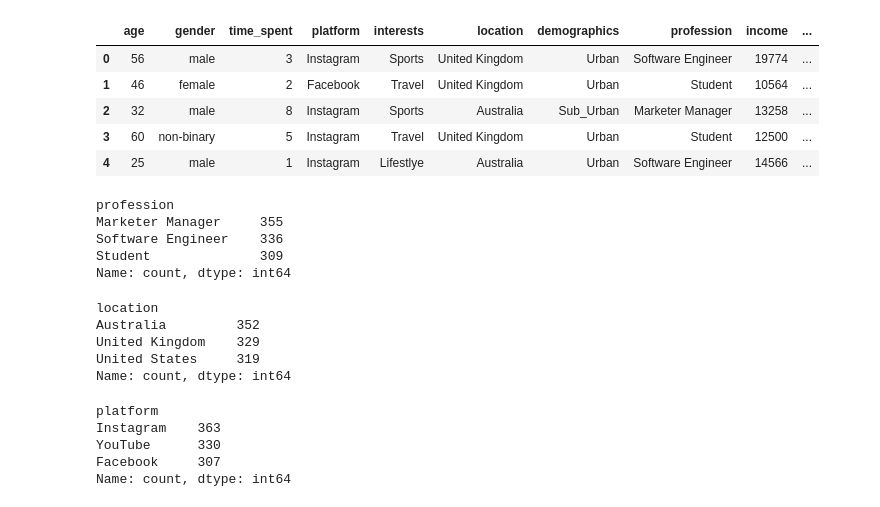
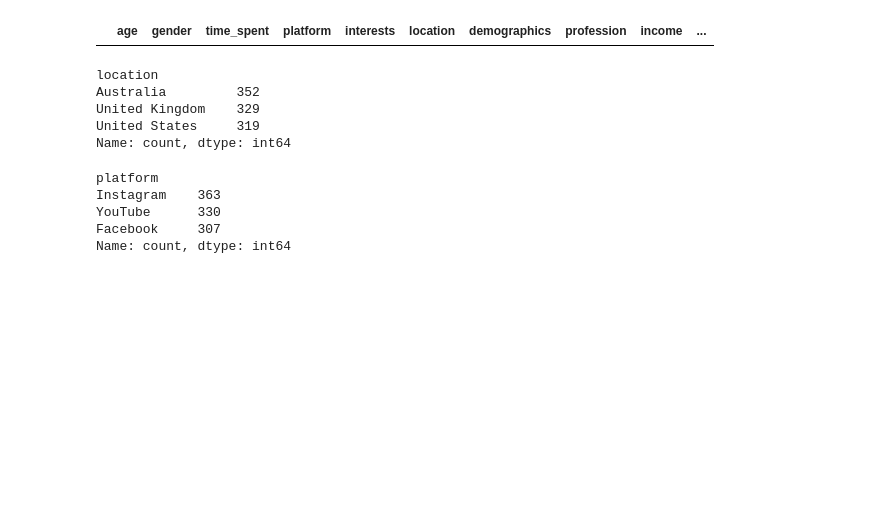
Before and after one commit to Nzrix/Data-Science, a Jupyter notebook: Project/app.ipynb, the cells around one changed output. Saved outputs shown, nothing was run; the diff lists cells and outputs as text; code cells hidden in the pictures; blank space fills up the shorter version.

```diff
--- a/Project/app.ipynb
+++ b/Project/app.ipynb
@@ -6,22 +14,9 @@ import seaborn as sns
 # %%
 df = pd.read_csv('dummy_data.csv')
 # %%
-df.head()
+df.head(0)
 # %% [output]
 |  | age | gender | time_spent | platform | interests | location | demographics | profession | income | ... |
-| 0 | 56 | male | 3 | Instagram | Sports | United Kingdom | Urban | Software Engineer | 19774 | ... |
-| 1 | 46 | female | 2 | Facebook | Travel | United Kingdom | Urban | Student | 10564 | ... |
-| 2 | 32 | male | 8 | Instagram | Sports | Australia | Sub_Urban | Marketer Manager | 13258 | ... |
-| 3 | 60 | non-binary | 5 | Instagram | Travel | United Kingdom | Urban | Student | 12500 | ... |
-| 4 | 25 | male | 1 | Instagram | Lifestlye | Australia | Urban | Software Engineer | 14566 | ... |
-# %%
-df['profession'].value_counts()
-# %% [output]
-profession
-Marketer Manager     355
-Software Engineer    336
-Student              309
-Name: count, dtype: int64
 # %%
 df['location'].value_counts()
 # %% [output]
```
Also changed, not shown: parts of 12 cells of this notebook.
